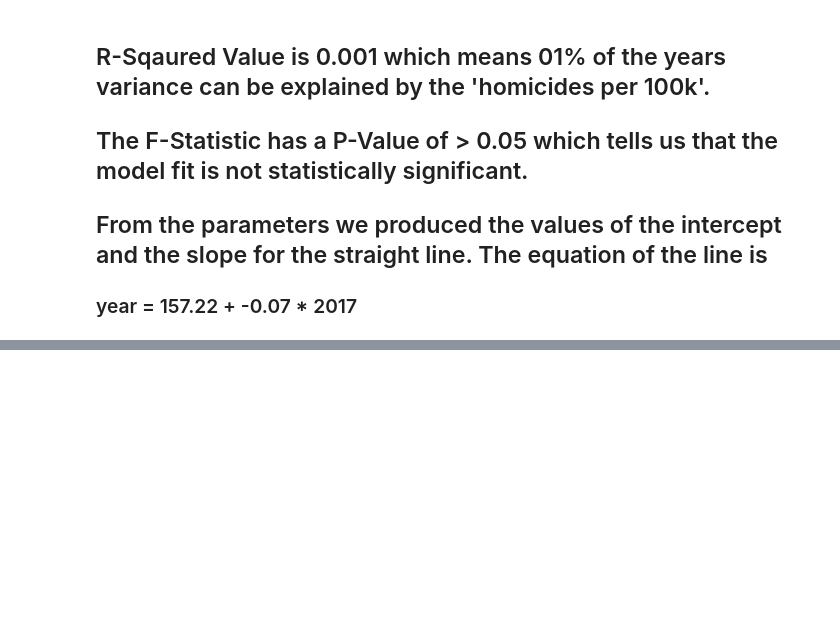
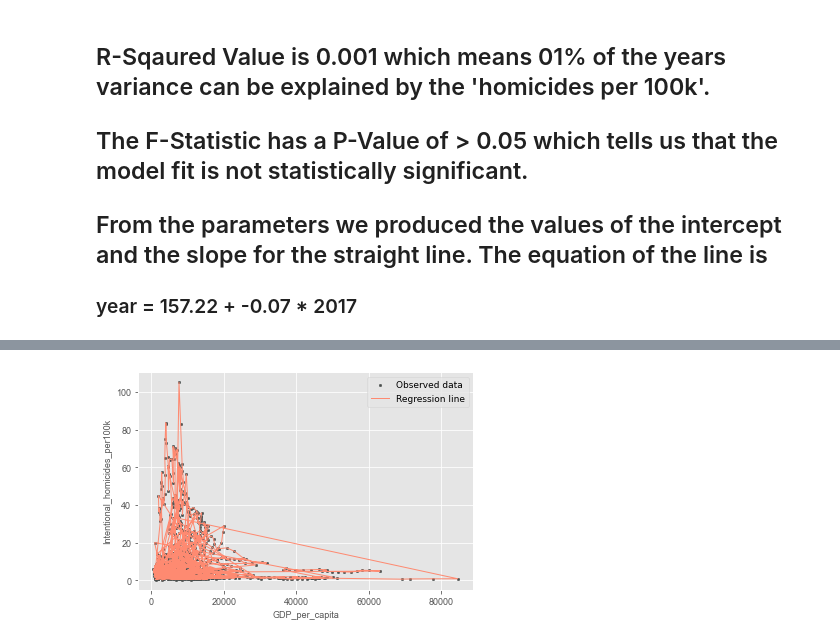
Before and after one commit to MohammedAlghazi17/Data-Mining-, a Jupyter notebook: BSHC4_Group_Project.ipynb, the cells around one changed output, grey strips where cells are left out. Cells and saved outputs as stored; diff of their text form; code cells hidden in the pictures; blank space fills up the shorter version.

Commit message:
Andrew- updated multi linear  regression
Co-Authored-By: Jordan-Lee Graham <56550101+jordanleegraham@users.noreply.github.com>
Co-Authored-By: AndyK1345 <56550860+AndyK1345@users.noreply.github.com>

```diff
--- a/BSHC4_Group_Project.ipynb
+++ b/BSHC4_Group_Project.ipynb
@@ -395,0 +466,3 @@ plt.show()
+# %%
+df2 = pd.read_csv('cleaned_data02.csv')
+df2
@@ -395,0 +483,2 @@ plt.show()
+# %%
+df3=df2[['Intentional_homicides_per100k', 'Suicide_mortality_rate_per100k', 'GDP_per_capita']]
@@ -395,0 +571,7 @@ plt.show()
+# %%
+# create regression plot with defaults
+
+visuz.stat.regplot(df3, x='GDP_per_capita', y='Intentional_homicides_per100k', yhat='Intentional_homicides_per100k', show = True)# plot will be saved in same dir (reg_plot.png)show=True
+ # #if you want view the image instead of saving
+# %% [output]
+[figure, added]
```
Also changed, not shown: parts of 38 cells of this notebook, 2 other files.
